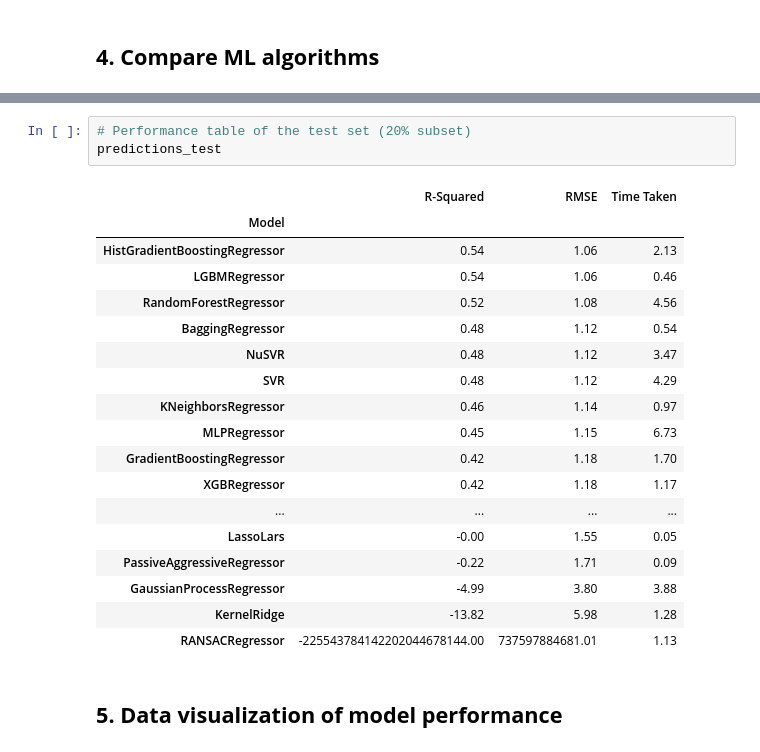
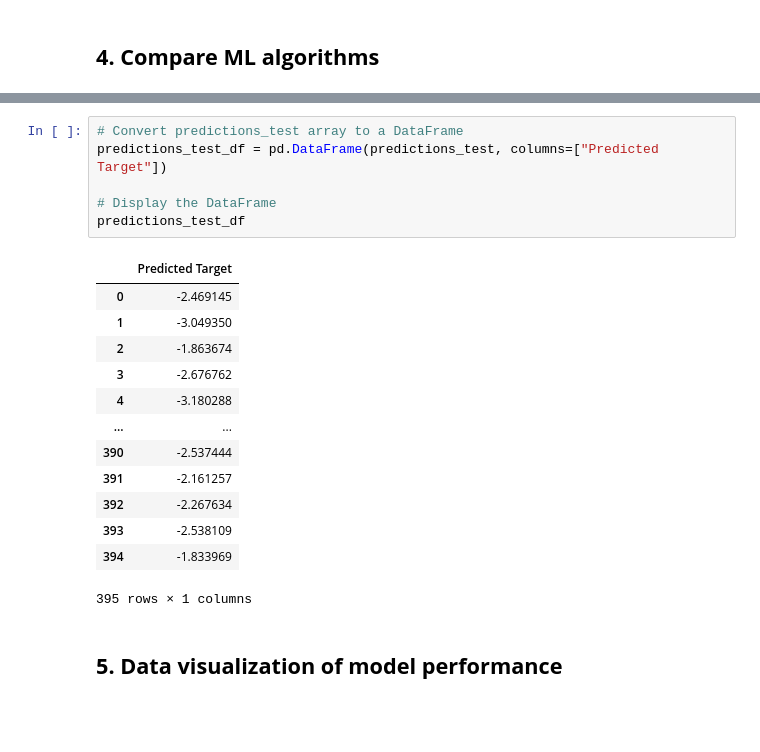
Before and after one commit to Rukaiya2009/KSI-Drug-Discovery-MgluR5, a Jupyter notebook: code-master/python/CDD_ML_Part_5_MgluR5_Compare_Regressors.ipynb, the cells around one changed output, grey strips where cells are left out. Saved outputs shown, nothing was run; the diff lists cells and outputs as text; blank space fills up the shorter version.

```diff
--- a/code-master/python/CDD_ML_Part_5_MgluR5_Compare_Regressors.ipynb
+++ b/code-master/python/CDD_ML_Part_5_MgluR5_Compare_Regressors.ipynb
@@ -114,25 +101,23 @@ predictions_train
-# %%
-# Performance table of the test set (20% subset)
-predictions_test
-# %% [output]
-|  | R-Squared | RMSE | Time Taken |
-| Model |  |  |  |
-| HistGradientBoostingRegressor | 0.54 | 1.06 | 2.13 |
-| LGBMRegressor | 0.54 | 1.06 | 0.46 |
-| RandomForestRegressor | 0.52 | 1.08 | 4.56 |
-| BaggingRegressor | 0.48 | 1.12 | 0.54 |
-| NuSVR | 0.48 | 1.12 | 3.47 |
-| SVR | 0.48 | 1.12 | 4.29 |
-| KNeighborsRegressor | 0.46 | 1.14 | 0.97 |
-| MLPRegressor | 0.45 | 1.15 | 6.73 |
-| GradientBoostingRegressor | 0.42 | 1.18 | 1.70 |
-| XGBRegressor | 0.42 | 1.18 | 1.17 |
-| ... | ... | ... | ... |
-| LassoLars | -0.00 | 1.55 | 0.05 |
-| PassiveAggressiveRegressor | -0.22 | 1.71 | 0.09 |
-| GaussianProcessRegressor | -4.99 | 3.80 | 3.88 |
-| KernelRidge | -13.82 | 5.98 | 1.28 |
-| RANSACRegressor | -225543784142202044678144.00 | 737597884681.01 | 1.13 |
+# %%
+# Convert predictions_test array to a DataFrame
+predictions_test_df = pd.DataFrame(predictions_test, columns=["Predicted Target"])
+
+# Display the DataFrame
+predictions_test_df
+# %% [output]
+|  | Predicted Target |
+| 0 | -2.469145 |
+| 1 | -3.049350 |
+| 2 | -1.863674 |
+| 3 | -2.676762 |
+| 4 | -3.180288 |
+| ... | ... |
+| 390 | -2.537444 |
+| 391 | -2.161257 |
+| 392 | -2.267634 |
+| 393 | -2.538109 |
+| 394 | -1.833969 |
+395 rows × 1 columns
 # %% [markdown]
 ## **5. Data visualization of model performance**
 # %%
```
Also changed, not shown: parts of 13 cells of this notebook, 1 other file.
